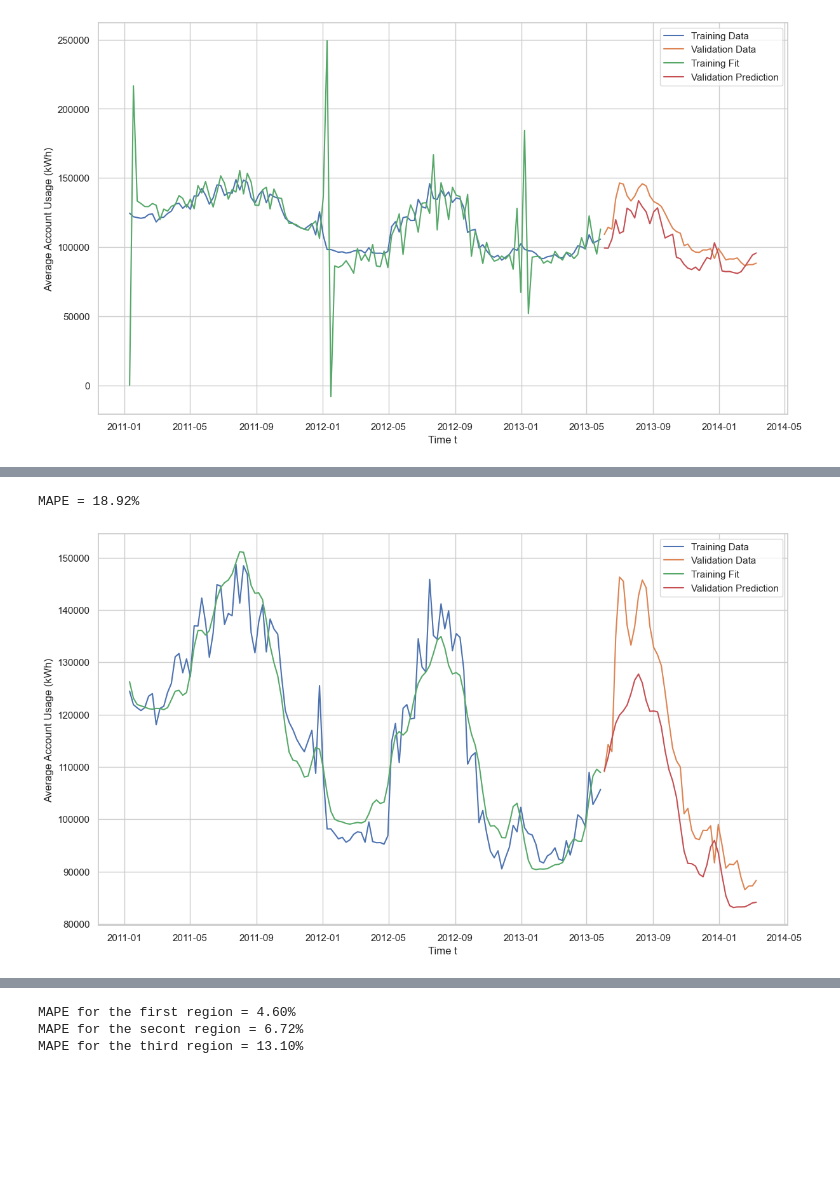
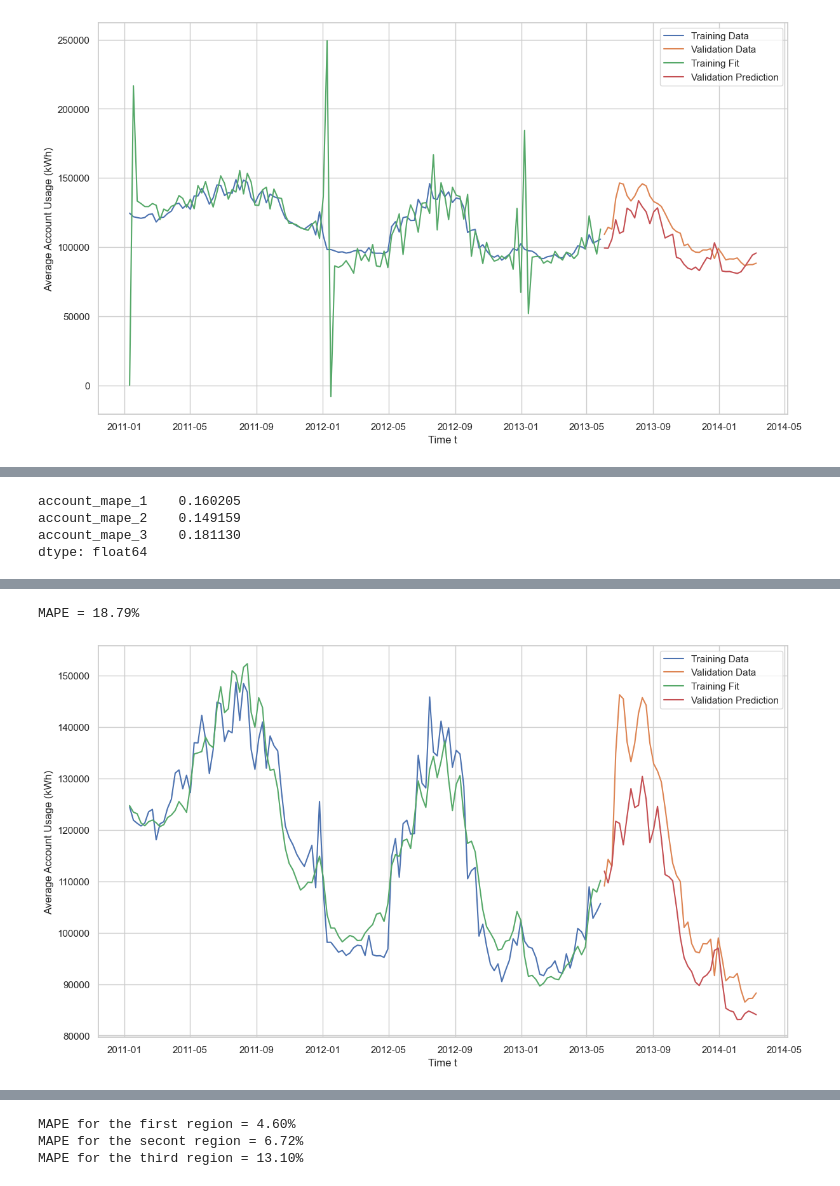
Before and after one commit to kevintaylor99/Forecasting-Project-1, a Jupyter notebook: Model & Analysis/Modeling_Analysis.ipynb, the cells around one changed output, grey strips where cells are left out. Saved outputs shown, nothing was run; the diff lists cells and outputs as text; code cells hidden in the pictures; blank space fills up the shorter version.

```diff
--- a/Model & Analysis/Modeling_Analysis.ipynb
+++ b/Model & Analysis/Modeling_Analysis.ipynb
@@ -111,7 +196,6 @@ print("MAPE = {:0.2%}".format(MAPE(valid.value.values, predictions.values)))
 MAPE = 10.43%
 [figure]
 # %%
-# SARIMA regression by account
 account_numbers = [] # track the account number
 account_train = [] # training set
 account_fit = [] # fit set
@@ -125,7 +209,7 @@ account_mape_1 = [] # MAPE 1-3
 account_mape_2 = []
 account_mape_3 = []
 account_errors = []
-for account_number in tqdm(weekly_usage.account.unique()[0:3]):
+for account_number in tqdm(weekly_usage.account.unique()):
     try:
         df_account = create_kwh_dataframe(weekly_usage[weekly_usage.account == account_number]).drop(columns = ['account'])
         train, tests, fit, predictions = walk_forward_validation_sarimax(
@@ -163,4 +247,4 @@ account_results = pd.DataFrame({ # Create DataFrame for results
     'account_mape_2' : account_mape_2,
     'account_mape_3' : account_mape_3
 })
-account_results.to_json('sarimax_account_results.json') # save to JSON
+#account_results.to_json('sarimax_hp_account_results.json') # save to JSON
@@ -200,13 +518,45 @@ Median MAPE is 15.9%
+# %%
+account_results[['account_mape_1', 'account_mape_2', 'account_mape_3']].median()
+# %% [output]
+account_mape_1    0.160205
+account_mape_2    0.149159
+account_mape_3    0.181130
+dtype: float64
 # %%
+# Validation set on all data with best hyperparameters
+best_period = np.nan
+best_monthly = np.nan
+best_fourier_order = np.nan
+best_mape = 1e9
+for period in [364, 365, 365.25, 366]:
+    for monthly in [True, False]:
+        for fourier_order in np.arange(6, 20, 2):
+            train, valid, fit, predictions = walk_forward_validation_prophet(
+                weekly_overall,
+                round(len(weekly_overall)*0.2),
+                round(len(weekly_overall)*0.2),
+                type = 'valid',
+                period = period,
+                fourier_order = fourier_order,
+                monthly = monthly
+                )
+            mape = MAPE(valid.value.values, predictions.values)
+            if mape<best_mape:
+                best_mape = mape
+                best_period = period
+                best_fourier_order = fourier_order
+                best_monthly = monthly
+best_period, best_fourier_order, best_monthly, best_mape
+
 # Initial Validation set for FB Prophet Model
 train, valid, fit, predictions = walk_forward_validation_prophet( # try to fit one validation set with a vanilla SARIMAX
     weekly_overall,
     round(len(weekly_overall)*0.2),
     round(len(weekly_overall)*0.2),
     type = 'valid',
-    period = 365.25,
-    fourier_order = 12,
-    monthly = False
+    period = best_period,
+    fourier_order = best_fourier_order,
+    monthly = best_monthly
     )
 
 plt.plot(train, label = 'Training Data') # plot validation vs. fit
@@ -223,2 +588,2 @@ print("MAPE = {:0.2%}".format(MAPE(valid.value.values, predictions.values)))
-MAPE = 18.92%
+MAPE = 18.79%
-[figure, old version]
+[figure, new version]
```
Also changed, not shown: parts of 20 cells of this notebook, 8 other files.
